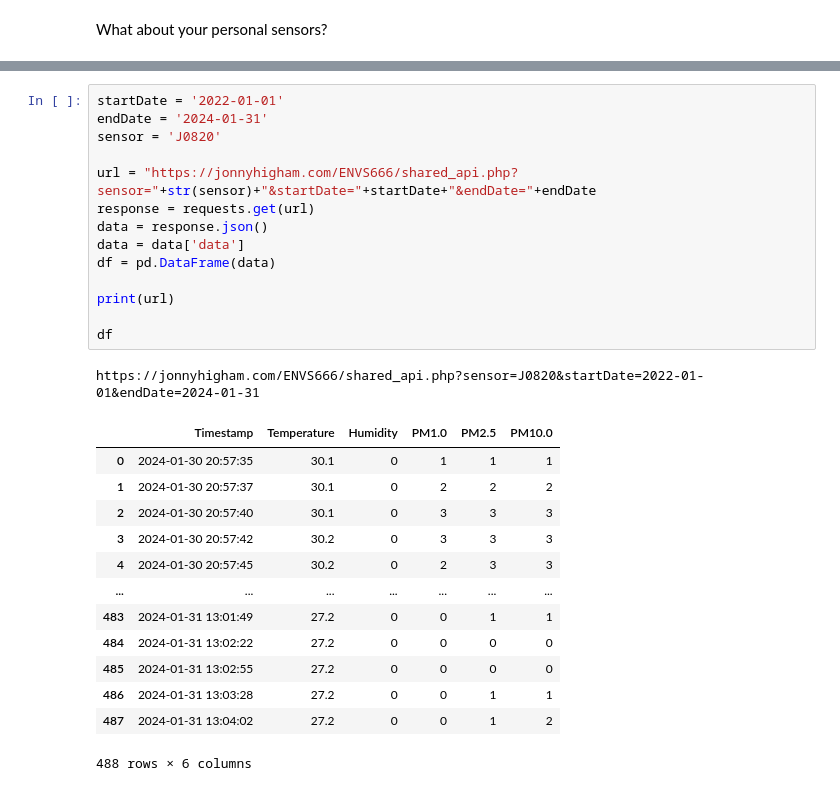
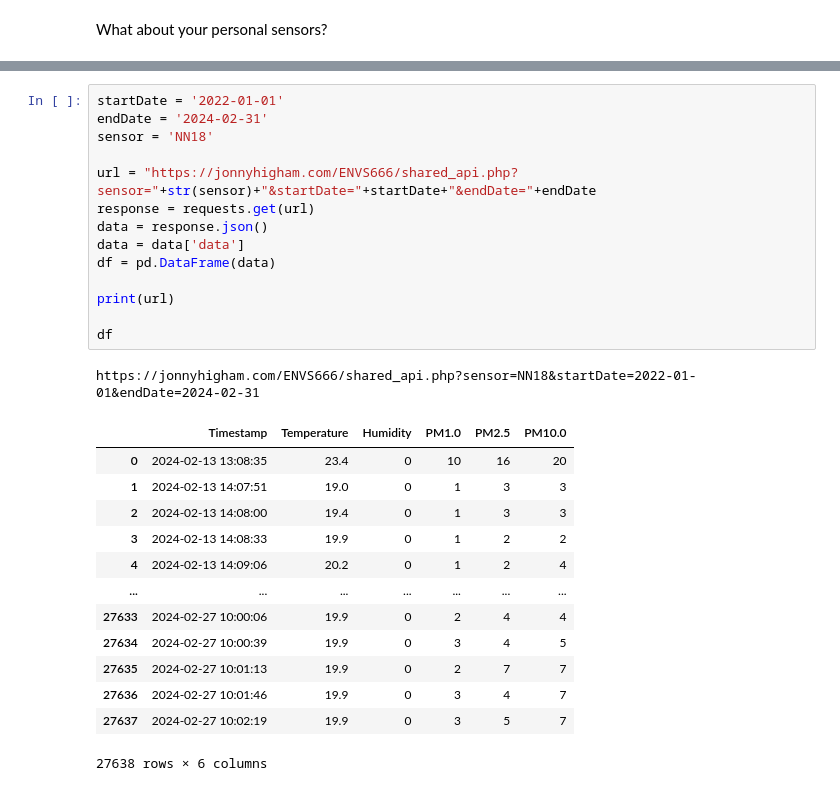
Before and after one commit to flowonthegoliv/ENVS666_2024, a Jupyter notebook: Tutorial_2.ipynb, the cells around one changed output, grey strips where cells are left out. Cells and saved outputs as stored; diff of their text form.

```diff
--- a/Tutorial_2.ipynb
+++ b/Tutorial_2.ipynb
@@ -332,30 +330,30 @@ df
 | 17 | IK73 | NULL | NULL | NULL | NULL | 0 | NULL | 2024-02-13 14:34:51 | 2024-02-13 14:43:05 |
 # %%
 startDate = '2022-01-01'
-endDate = '2024-01-31'
-sensor = 'J0820'
+endDate = '2024-02-31'
+sensor = 'NN18'
 
 url = "https://jonnyhigham.com/ENVS666/shared_api.php?sensor="+str(sensor)+"&startDate="+startDate+"&endDate="+endDate
 response = requests.get(url)
 data = response.json()
 data = data['data']
 df = pd.DataFrame(data)
 
 print(url)
 
 df
 # %% [output]
-https://jonnyhigham.com/ENVS666/shared_api.php?sensor=J0820&startDate=2022-01-01&endDate=2024-01-31
+https://jonnyhigham.com/ENVS666/shared_api.php?sensor=NN18&startDate=2022-01-01&endDate=2024-02-31
 |  | Timestamp | Temperature | Humidity | PM1.0 | PM2.5 | PM10.0 |
-| 0 | 2024-01-30 20:57:35 | 30.1 | 0 | 1 | 1 | 1 |
-| 1 | 2024-01-30 20:57:37 | 30.1 | 0 | 2 | 2 | 2 |
-| 2 | 2024-01-30 20:57:40 | 30.1 | 0 | 3 | 3 | 3 |
-| 3 | 2024-01-30 20:57:42 | 30.2 | 0 | 3 | 3 | 3 |
-| 4 | 2024-01-30 20:57:45 | 30.2 | 0 | 2 | 3 | 3 |
+| 0 | 2024-02-13 13:08:35 | 23.4 | 0 | 10 | 16 | 20 |
+| 1 | 2024-02-13 14:07:51 | 19.0 | 0 | 1 | 3 | 3 |
+| 2 | 2024-02-13 14:08:00 | 19.4 | 0 | 1 | 3 | 3 |
+| 3 | 2024-02-13 14:08:33 | 19.9 | 0 | 1 | 2 | 2 |
+| 4 | 2024-02-13 14:09:06 | 20.2 | 0 | 1 | 2 | 4 |
 | ... | ... | ... | ... | ... | ... | ... |
-| 483 | 2024-01-31 13:01:49 | 27.2 | 0 | 0 | 1 | 1 |
-| 484 | 2024-01-31 13:02:22 | 27.2 | 0 | 0 | 0 | 0 |
-| 485 | 2024-01-31 13:02:55 | 27.2 | 0 | 0 | 0 | 0 |
-| 486 | 2024-01-31 13:03:28 | 27.2 | 0 | 0 | 1 | 1 |
-| 487 | 2024-01-31 13:04:02 | 27.2 | 0 | 0 | 1 | 2 |
+| 27633 | 2024-02-27 10:00:06 | 19.9 | 0 | 2 | 4 | 4 |
+| 27634 | 2024-02-27 10:00:39 | 19.9 | 0 | 3 | 4 | 5 |
+| 27635 | 2024-02-27 10:01:13 | 19.9 | 0 | 2 | 7 | 7 |
+| 27636 | 2024-02-27 10:01:46 | 19.9 | 0 | 3 | 4 | 7 |
+| 27637 | 2024-02-27 10:02:19 | 19.9 | 0 | 3 | 5 | 7 |
-488 rows × 6 columns
+27638 rows × 6 columns
```
Also changed, not shown: parts of 15 cells of this notebook.
